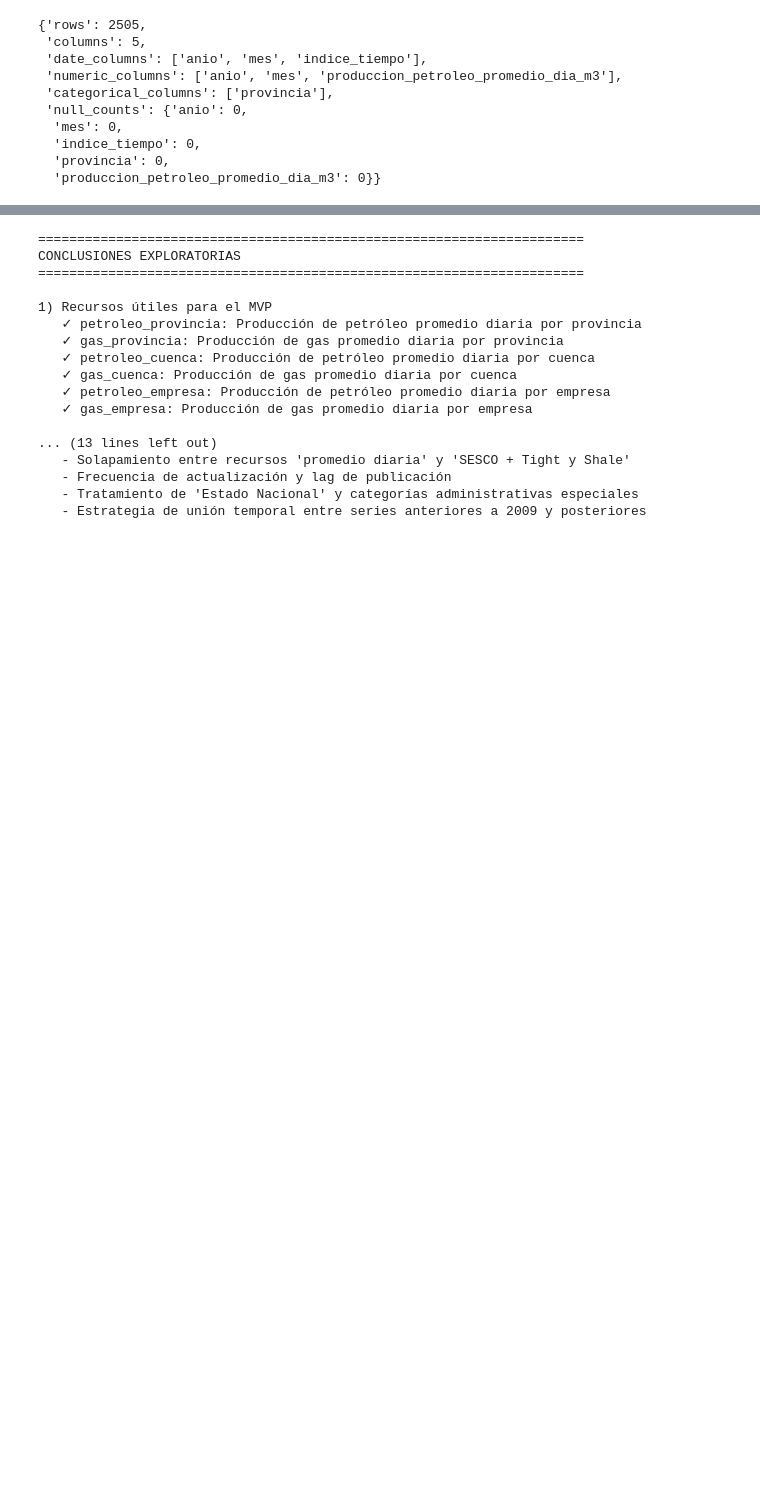
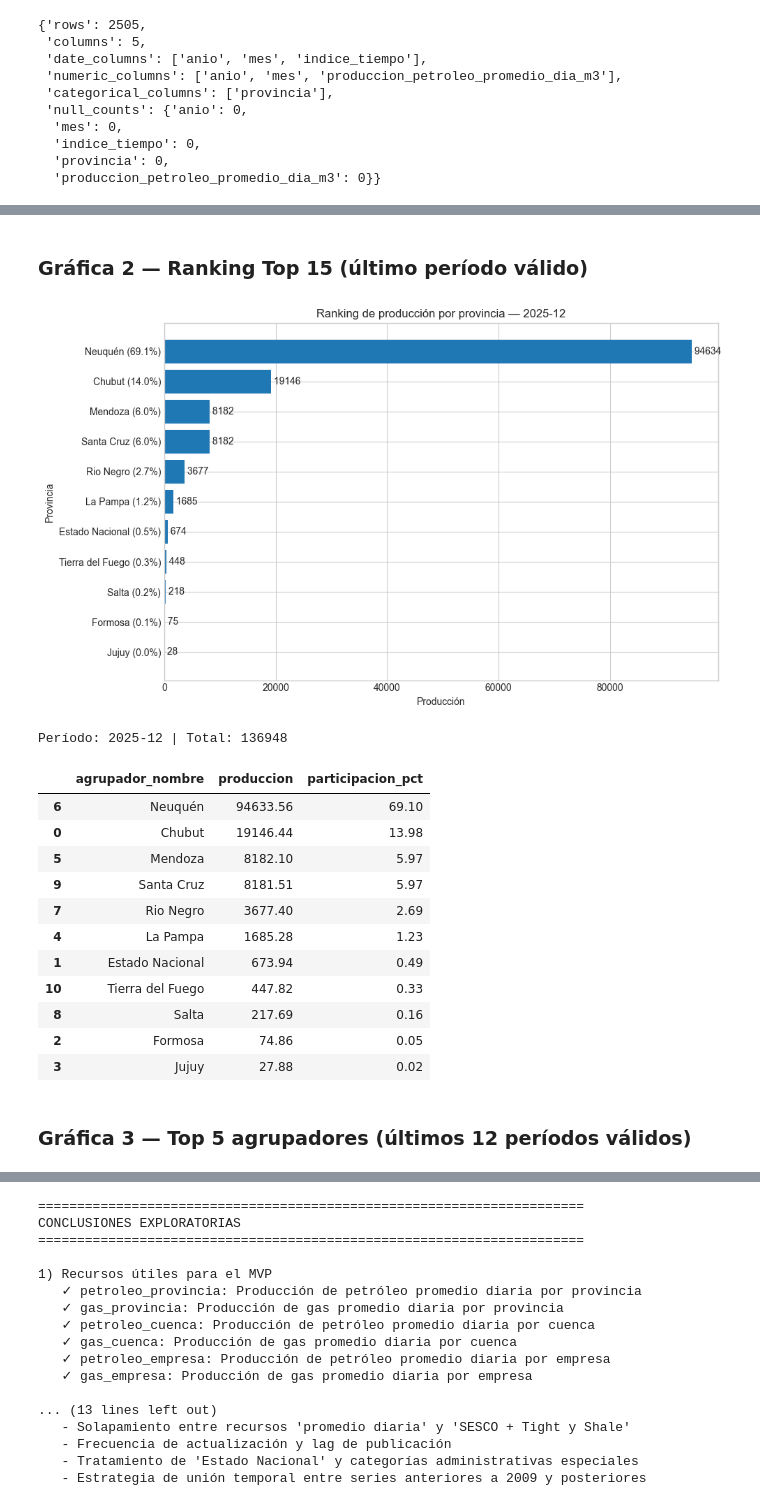
Before and after one commit to ppagano91/DashboardOilAndGasArgentina, a Jupyter notebook: exploration/notebooks/01_exploracion_sesco.ipynb, the cells around one changed output, grey strips where cells are left out. Cells and saved outputs as stored; diff of their text form; code cells hidden in the pictures; blank space fills up the shorter version.

```diff
--- a/exploration/notebooks/01_exploracion_sesco.ipynb
+++ b/exploration/notebooks/01_exploracion_sesco.ipynb
@@ -912 +711,63 @@ Comparación contra período anterior: 2025-11 → 2025-12
+# %% [markdown]
+### Gráfica 2 — Ranking Top 15 (último período válido)
+# %%
+# Gráfica 2: ranking Top 15 en el último período válido
+df_periodo = df_model_clean_valid[
+    df_model_clean_valid["periodo_str"] == latest_valid_period
+].copy()
+
+total_periodo = df_periodo["produccion"].sum()
+
+ranking = (
+    df_periodo.groupby("agrupador_nombre", as_index=False)["produccion"]
+    .sum()
+    .sort_values("produccion", ascending=False)
+    .head(15)
+)
+ranking["participacion_pct"] = ranking["produccion"] / total_periodo * 100
+ranking["label"] = ranking.apply(
+    lambda r: f"{r['agrupador_nombre']} ({r['participacion_pct']:.1f}%)",
+    axis=1,
+)
+
+fig, ax = plt.subplots(figsize=(10, 6))
+bars = ax.barh(ranking["label"], ranking["produccion"])
+ax.invert_yaxis()
+ax.set_title(
+    f"Ranking de producción por {agrupador_tipo} — {latest_valid_period}"
+)
+ax.set_xlabel("Producción")
+ax.set_ylabel(agrupador_tipo.capitalize())
+
+for bar, value in zip(bars, ranking["produccion"]):
+    ax.text(
+        bar.get_width(),
+        bar.get_y() + bar.get_height() / 2,
+        f" {format_number(value, decimals=0)}",
+        va="center",
+    )
+
+plt.tight_layout()
+plt.show()
+
+ranking_display = ranking[["agrupador_nombre", "produccion", "participacion_pct"]].round(2)
+print(f"Período: {latest_valid_period} | Total: {format_number(total_periodo, 0)}")
+display(ranking_display)
+# %% [output]
+[figure, added]
+Período: 2025-12 | Total: 136948
+|  | agrupador_nombre | produccion | participacion_pct |
+| 6 | Neuquén | 94633.56 | 69.10 |
+| 0 | Chubut | 19146.44 | 13.98 |
+| 5 | Mendoza | 8182.10 | 5.97 |
+| 9 | Santa Cruz | 8181.51 | 5.97 |
+| 7 | Rio Negro | 3677.40 | 2.69 |
+| 4 | La Pampa | 1685.28 | 1.23 |
+| 1 | Estado Nacional | 673.94 | 0.49 |
+| 10 | Tierra del Fuego | 447.82 | 0.33 |
+| 8 | Salta | 217.69 | 0.16 |
+| 2 | Formosa | 74.86 | 0.05 |
+| 3 | Jujuy | 27.88 | 0.02 |
+# %% [markdown]
+### Gráfica 3 — Top 5 agrupadores (últimos 12 períodos válidos)
 # %%
```
Also changed, not shown: parts of 23 cells of this notebook.
